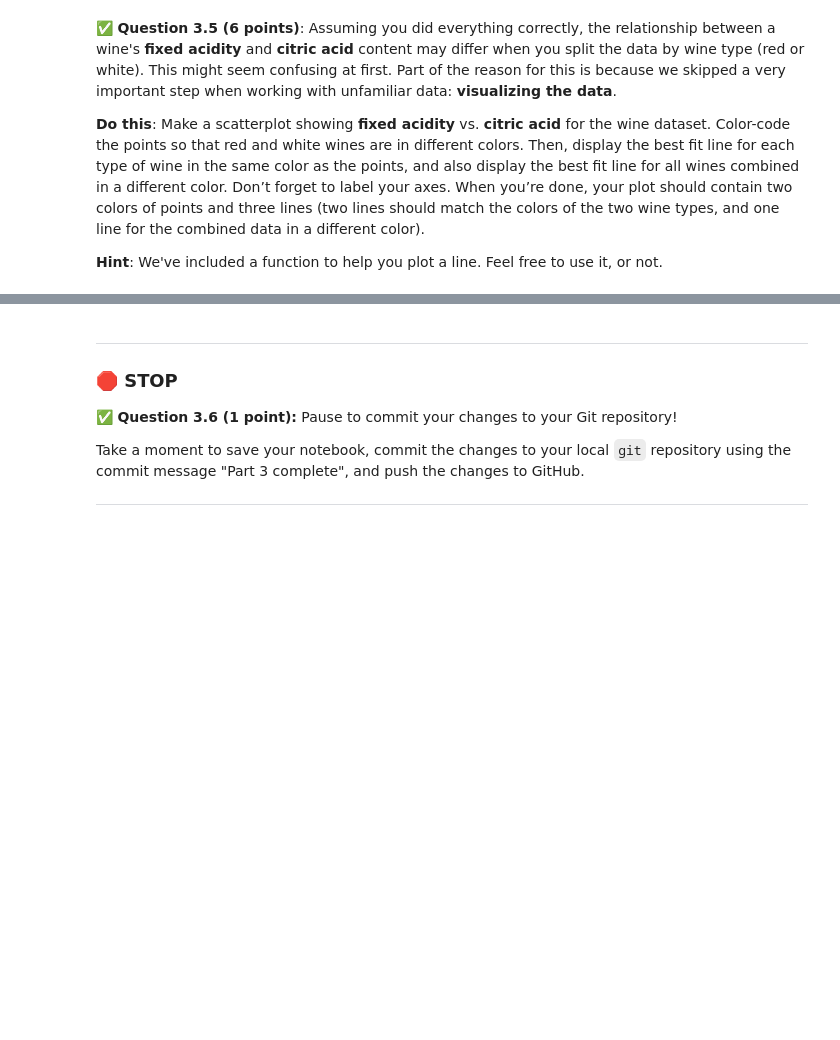
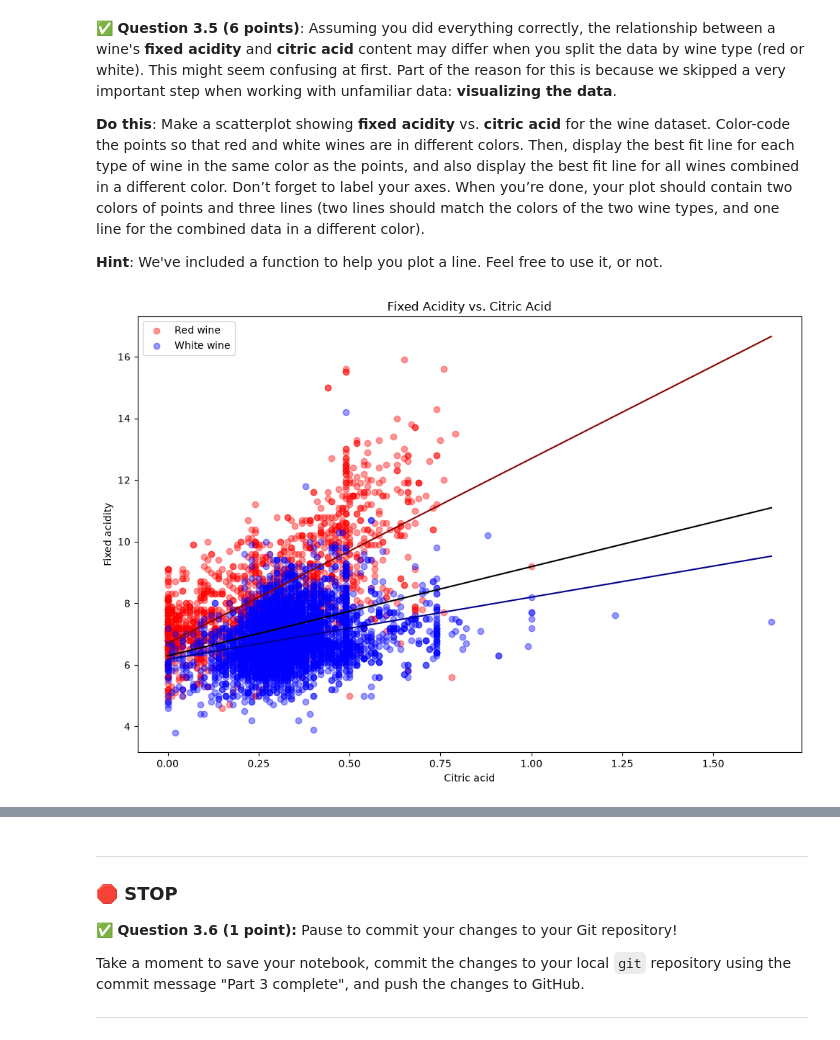
Before and after one commit to Dhruti0207-B/CMSE202-f26-turnin, a Jupyter notebook: hw-03/HW03-Regression-STUDENT.ipynb, the cells around one changed output, grey strips where cells are left out. Drawn from its saved outputs; the diff is of its cells as text; code cells hidden in the pictures; blank space fills up the shorter version.

```diff
--- a/hw-03/HW03-Regression-STUDENT.ipynb
+++ b/hw-03/HW03-Regression-STUDENT.ipynb
@@ -348,3 +379,9 @@ This regression analysis can reveal subtle patterns in acidity management, helpi
 &#9989; **Question 3.3.1 (2 points)**: Using the `OLS` method in `statsmodels`, perform a linear regression to predict the **fixed acidity** of red wine samples using **citric acid** as the predictor, and display the results summary.
 # %%
 # Put your code here
+import statsmodels.api as sm
+x_red = sm.add_constant(dfred['citric acid'])
+y_red = dfred['fixed acidity']
+
+model_red = sm.OLS(y_red, x_red).fit()
+print(model_red.summary())
@@ -357,3 +412,8 @@ This regression analysis can reveal subtle patterns in acidity management, helpi
 &#9989; **Question 3.3.2 (2 points)**: Using the `OLS` method in `statsmodels`, perform a linear regression to predict the **fixed acidity** of white wine samples using **citric acid** as the predictor, and display the results summary.
 # %%
 # Put your code here
+x_white = sm.add_constant(dfwhite['citric acid'])
+y_white = dfwhite['fixed acidity']
+
+model_white = sm.OLS(y_white, x_white).fit()
+print(model_white.summary())
@@ -385,13 +466,36 @@ This regression analysis can reveal subtle patterns in acidity management, helpi
 **Hint**: We've included a function to help you plot a line. Feel free to use it, or not.
 # %%
 # Put your code here
-
 import matplotlib.pyplot as plt
 import numpy as np
+
 def plot_line(slope, intercept, xmin, xmax, color):
-    xline = np.array([xmin,xmax])
-    yline = slope*xline+intercept
-    plt.plot(xline,yline,color)
+    xline = np.array([xmin, xmax])
+    yline = slope*xline + intercept
+    plt.plot(xline, yline, color)
+plt.figure(figsize=(10, 7))
+plt.scatter(dfred['citric acid'], dfred['fixed acidity'],
+            color='red', alpha=0.4, label='Red wine')
+plt.scatter(dfwhite['citric acid'], dfwhite['fixed acidity'],
+            color='blue', alpha=0.4, label='White wine')
+xmin = dfwine['citric acid'].min()
+xmax = dfwine['citric acid'].max()
+
+plot_line(model_red.params['citric acid'], model_red.params['const'],
+          xmin, xmax, 'darkred')
+plot_line(model_white.params['citric acid'], model_white.params['const'],
+          xmin, xmax, 'darkblue')
+plot_line(model.params['citric acid'], model.params['const'],
+          xmin, xmax, 'black')
+
+plt.xlabel('Citric acid')
+plt.ylabel('Fixed acidity')
+plt.title('Fixed Acidity vs. Citric Acid')
+plt.legend()
+plt.tight_layout()
+plt.show()
+# %% [output]
+[figure, added]
 # %% [markdown]
 <!-- END QUESTION -->
 <!-- DO NOT MODIFY OR DELETE THIS CELL. Make sure your solution to the question above is in the cell(s) above this one. -->
```
Also changed, not shown: parts of 5 cells of this notebook.
